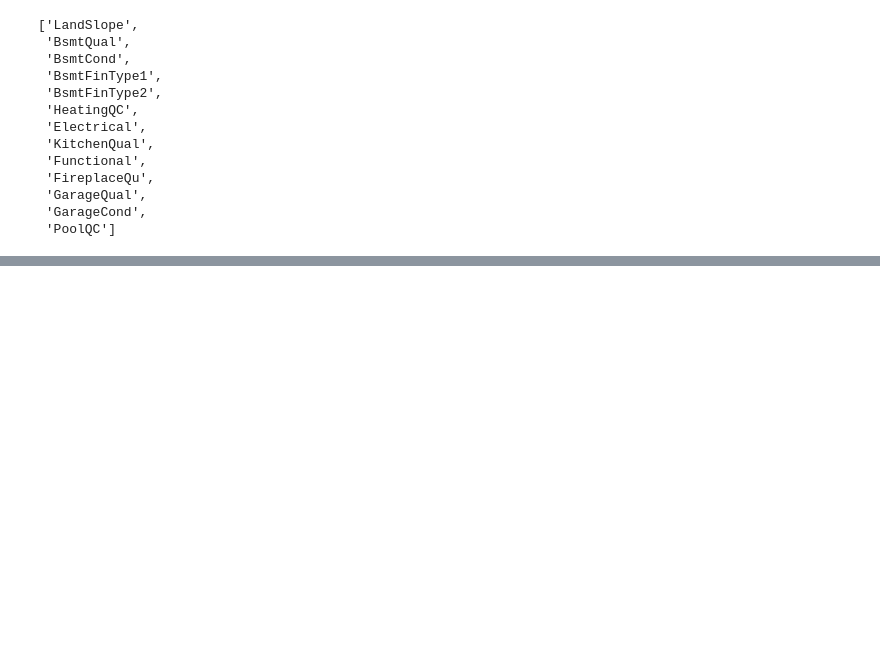
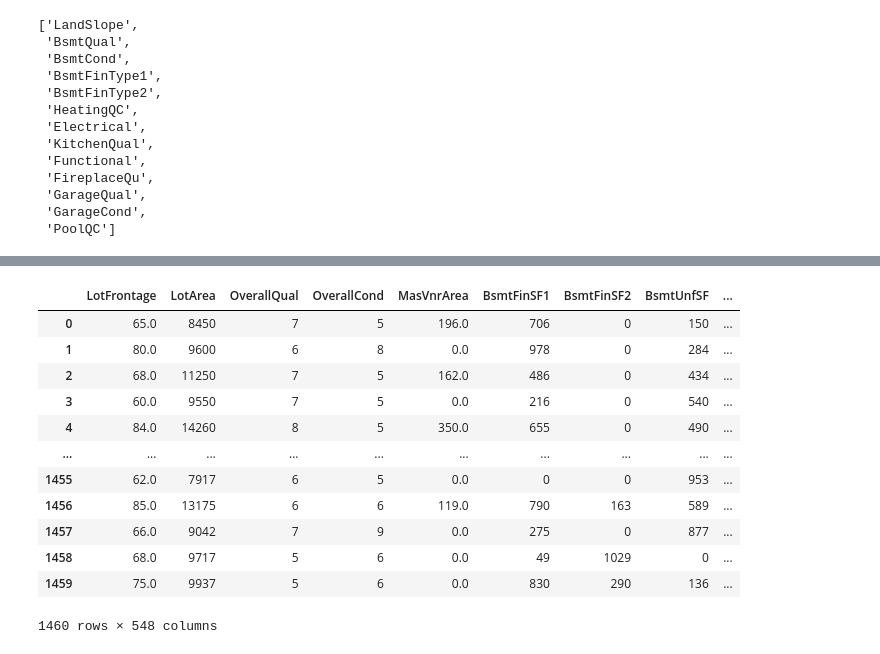
Before and after one commit to matthewgraca/4661-house-prices-regression, a Jupyter notebook: notebooks/Feature Engineering.ipynb, the cells around one changed output, grey strips where cells are left out. Drawn from its saved outputs; the diff is of its cells as text; code cells hidden in the pictures; blank space fills up the shorter version.

```diff
--- a/notebooks/Feature Engineering.ipynb
+++ b/notebooks/Feature Engineering.ipynb
@@ -152,0 +171,7 @@ categorical_df.head()
+# %%
+from sklearn.preprocessing import OneHotEncoder
+
+enc = OneHotEncoder(sparse_output=False)
+enc.set_output(transform='pandas')
+encoded_cat_df = enc.fit_transform(cat_df)
+encoded_cat_df
@@ -170,0 +276,4 @@ extracted_ord_features
+# %%
+target_col = num_df["SalePrice"]
+num_df.drop("SalePrice", axis=1, inplace=True)
+target_col
@@ -170,0 +293,17 @@ extracted_ord_features
+# %%
+train_df = pd.concat([num_df, encoded_cat_df, encoded_ord_df, target_col], axis=1)
+train_df
+# %% [output]
+|  | LotFrontage | LotArea | OverallQual | OverallCond | MasVnrArea | BsmtFinSF1 | BsmtFinSF2 | BsmtUnfSF | ... |
+| 0 | 65.0 | 8450 | 7 | 5 | 196.0 | 706 | 0 | 150 | ... |
+| 1 | 80.0 | 9600 | 6 | 8 | 0.0 | 978 | 0 | 284 | ... |
+| 2 | 68.0 | 11250 | 7 | 5 | 162.0 | 486 | 0 | 434 | ... |
+| 3 | 60.0 | 9550 | 7 | 5 | 0.0 | 216 | 0 | 540 | ... |
+| 4 | 84.0 | 14260 | 8 | 5 | 350.0 | 655 | 0 | 490 | ... |
+| ... | ... | ... | ... | ... | ... | ... | ... | ... | ... |
+| 1455 | 62.0 | 7917 | 6 | 5 | 0.0 | 0 | 0 | 953 | ... |
+| 1456 | 85.0 | 13175 | 6 | 6 | 119.0 | 790 | 163 | 589 | ... |
+| 1457 | 66.0 | 9042 | 7 | 9 | 0.0 | 275 | 0 | 877 | ... |
+| 1458 | 68.0 | 9717 | 5 | 6 | 0.0 | 49 | 1029 | 0 | ... |
+| 1459 | 75.0 | 9937 | 5 | 6 | 0.0 | 830 | 290 | 136 | ... |
+1460 rows × 548 columns
```
Also changed, not shown: parts of 25 cells of this notebook.
